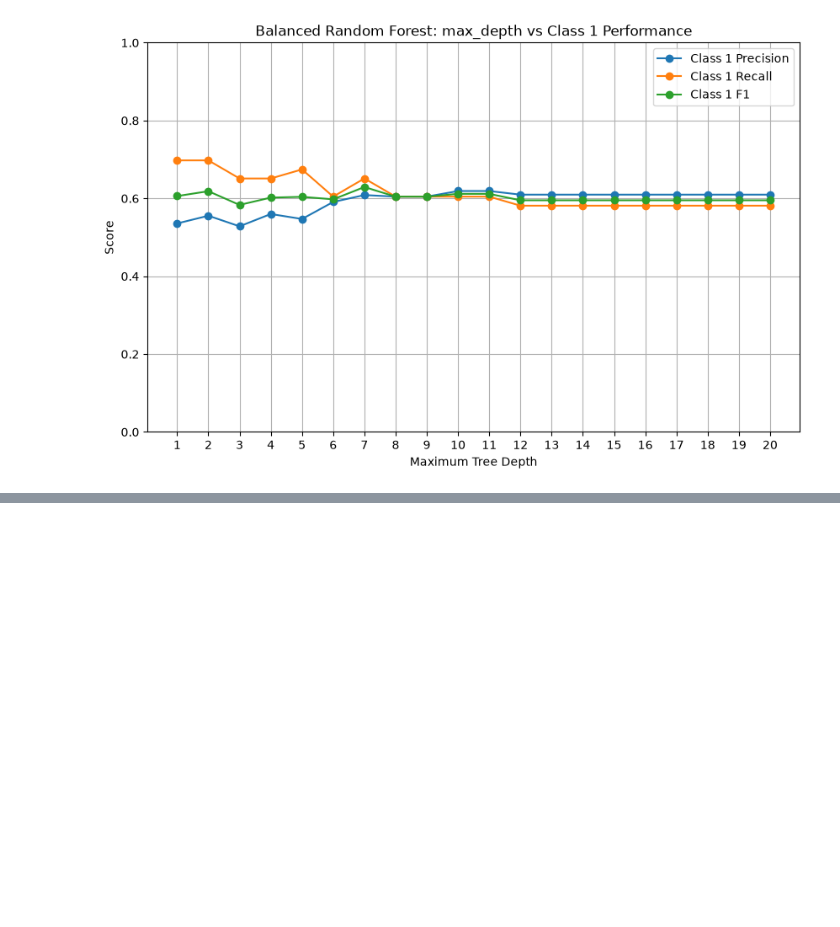
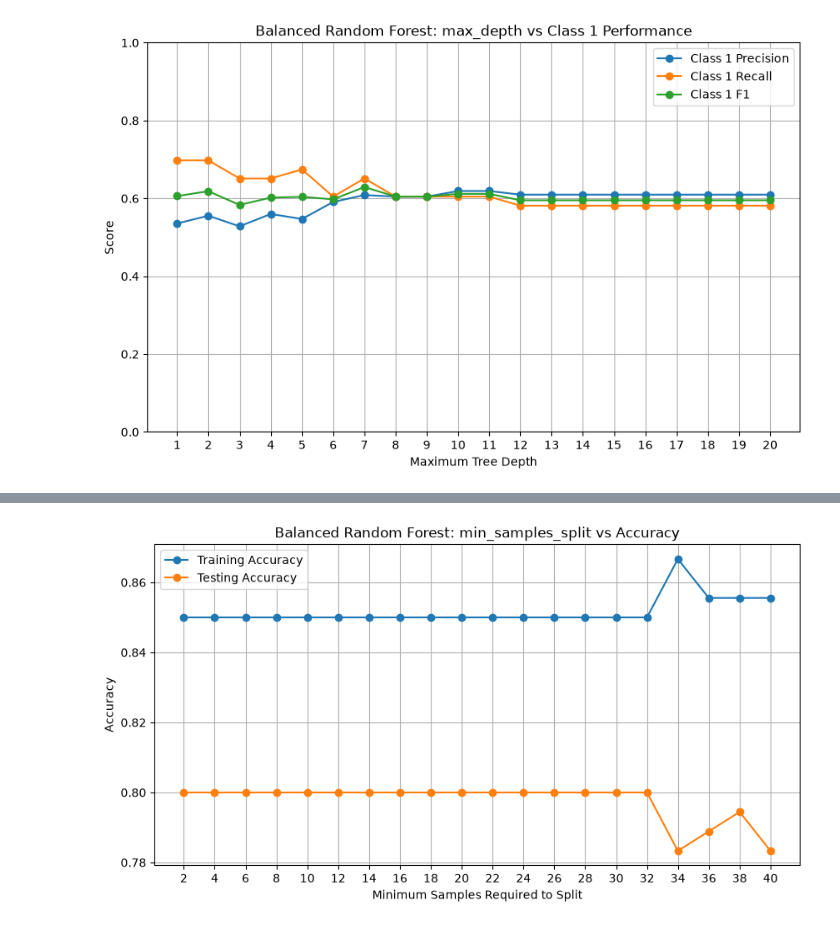
Before and after one commit to Abhilash5880/dataScience-scikit-learn-TensorFlow_project, a Jupyter notebook: employee_attrition_experiment.ipynb.ipynb, the cells around one changed output, grey strips where cells are left out. Cells and saved outputs as stored; diff of their text form; code cells hidden in the pictures; blank space fills up the shorter version.

```diff
--- a/employee_attrition_experiment.ipynb.ipynb
+++ b/employee_attrition_experiment.ipynb.ipynb
@@ -598,0 +950,31 @@ plt.show()
+# %%
+import matplotlib.pyplot as plt
+
+plt.figure(figsize=(10,5))
+
+plt.plot(
+    split_values,
+    training_scores_split,
+    marker="o",
+    label="Training Accuracy"
+)
+
+plt.plot(
+    split_values,
+    testing_scores_split,
+    marker="o",
+    label="Testing Accuracy"
+)
+
+plt.title("Balanced Random Forest: min_samples_split vs Accuracy")
+plt.xlabel("Minimum Samples Required to Split")
+plt.ylabel("Accuracy")
+
+plt.xticks(split_values)
+plt.grid(True)
+
+plt.legend()
+
+plt.show()
+# %% [output]
+[figure, added]
```
Also changed, not shown: parts of 19 cells of this notebook.
